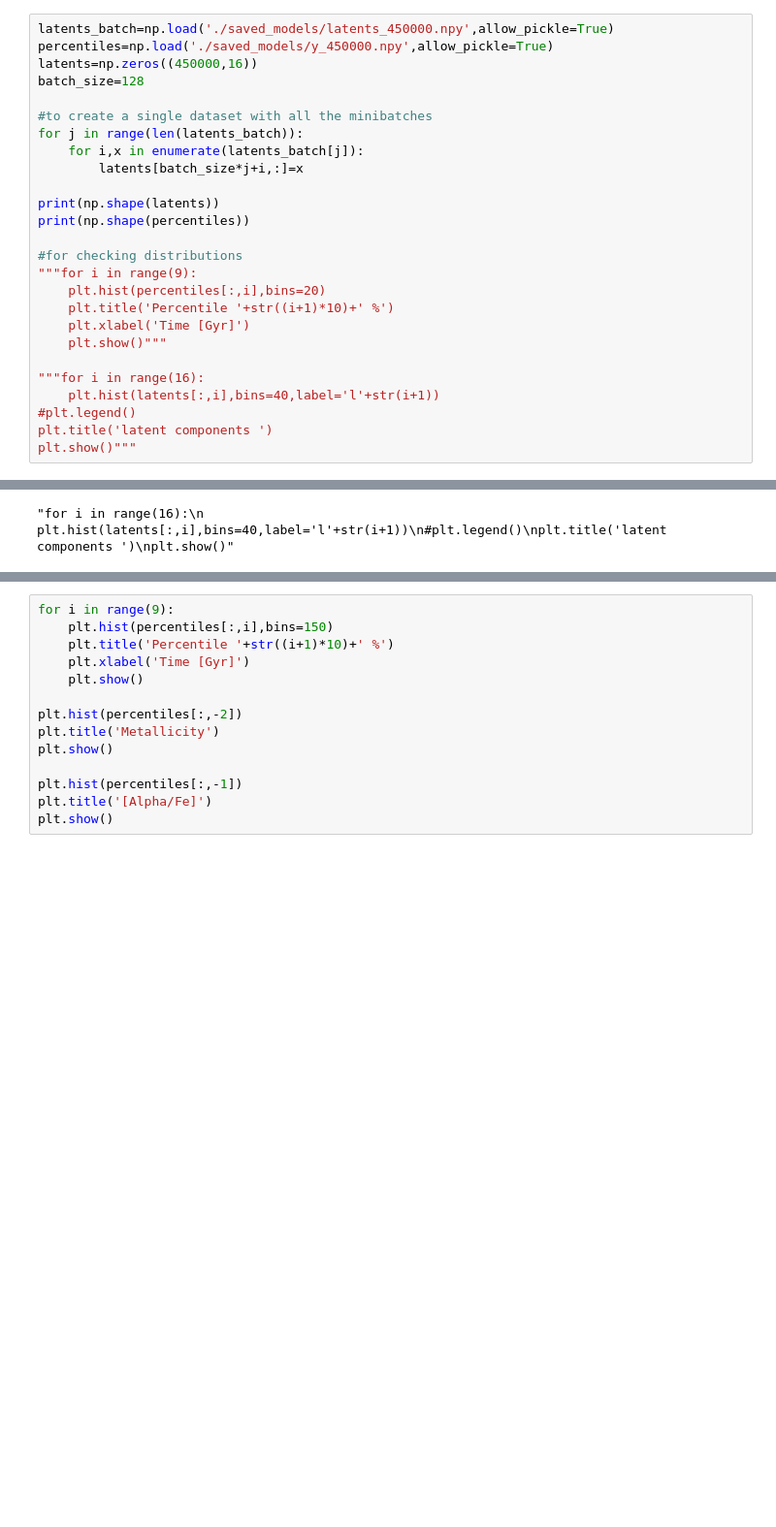
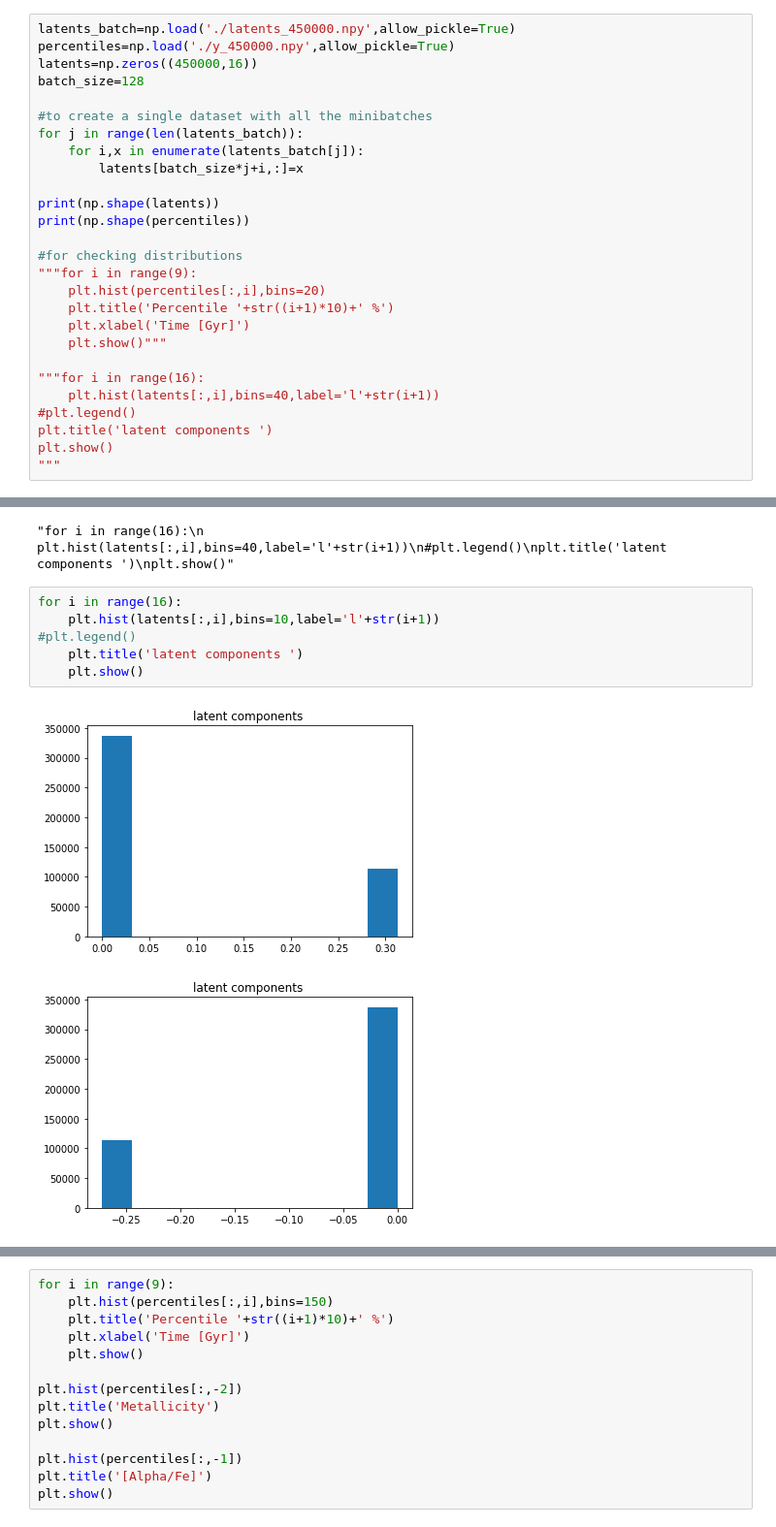
Before and after one commit to patriglesias/SBI_SFHs, a Jupyter notebook: alpha_fe/alpha_posterior_estimation.ipynb, the cells around one changed output, grey strips where cells are left out. Shown at 97% size. Cells and saved outputs as stored; diff of their text form; blank space fills up the shorter version.

```diff
--- a/alpha_fe/alpha_posterior_estimation.ipynb
+++ b/alpha_fe/alpha_posterior_estimation.ipynb
@@ -20,8 +20,8 @@ from tqdm import tqdm
 # %% [markdown]
 We load the percentiles and latent vectors
 # %%
-latents_batch=np.load('./saved_models/latents_450000.npy',allow_pickle=True)
-percentiles=np.load('./saved_models/y_450000.npy',allow_pickle=True)
+latents_batch=np.load('./latents_450000.npy',allow_pickle=True)
+percentiles=np.load('./y_450000.npy',allow_pickle=True)
 latents=np.zeros((450000,16))
 batch_size=128
 
@@ -44,8 +44,18 @@ print(np.shape(percentiles))
     plt.hist(latents[:,i],bins=40,label='l'+str(i+1))
 #plt.legend()
 plt.title('latent components ')
-plt.show()"""
+plt.show()
+"""
 # %% [output]
 (450000, 16)
 (450000, 11)
 "for i in range(16):\n    plt.hist(latents[:,i],bins=40,label='l'+str(i+1))\n#plt.legend()\nplt.title('latent components ')\nplt.show()"
+# %%
+for i in range(16):
+    plt.hist(latents[:,i],bins=10,label='l'+str(i+1))
+#plt.legend()
+    plt.title('latent components ')
+    plt.show()
+# %% [output]
+[figure, added]
+[figure, added]
```
Also changed, not shown: parts of 6 cells of this notebook, 2 other files.
